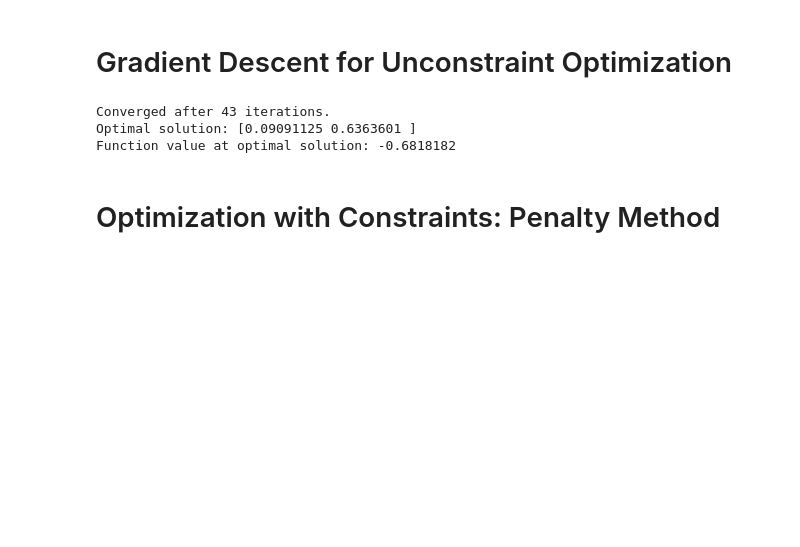
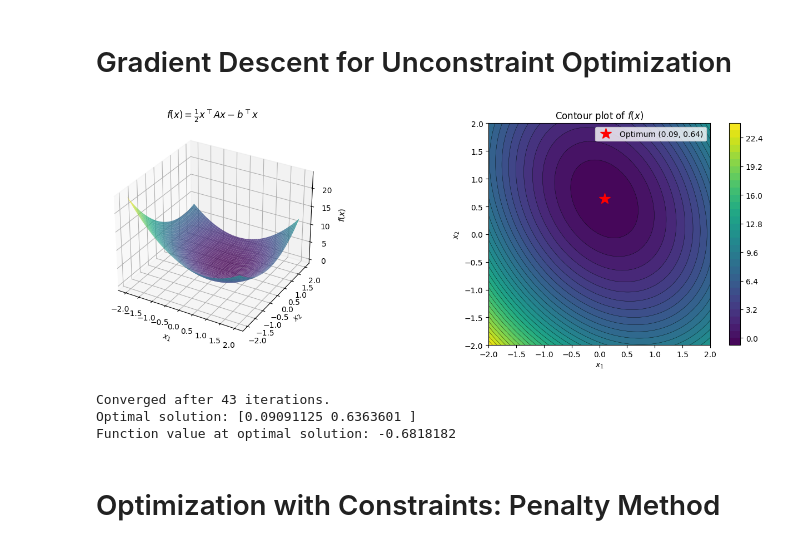
Before and after one commit to SMU-HCI/cs702-ci, a Jupyter notebook: 13_numerical_optimization/gradient_descent.ipynb, the cells around one changed output. Saved outputs shown, nothing was run; the diff lists cells and outputs as text; code cells hidden in the pictures; blank space fills up the shorter version.

```diff
--- a/13_numerical_optimization/gradient_descent.ipynb
+++ b/13_numerical_optimization/gradient_descent.ipynb
@@ -15,6 +15,50 @@ b = jnp.array([1.0, 2.0])
 def f(x: Array) -> Array:
     """Quadratic function f(x) = 0.5 * x^T A x - b^T x."""
     return 0.5 * jnp.dot(x, jnp.dot(A, x)) - jnp.dot(b, x)
+# %%
+import matplotlib.pyplot as plt
+import numpy as np
+
+# Create a grid of points
+x1 = np.linspace(-2, 2, 200)
+x2 = np.linspace(-2, 2, 200)
+X1, X2 = np.meshgrid(x1, x2)
+
+# Evaluate f(x) = 0.5 * x^T A x - b^T x on the grid
+A_np = np.array([[4.0, 1.0], [1.0, 3.0]])
+b_np = np.array([1.0, 2.0])
+Z = 0.5 * (A_np[0, 0] * X1**2 + (A_np[0, 1] + A_np[1, 0]) * X1 * X2 + A_np[1, 1] * X2**2) \
+    - b_np[0] * X1 - b_np[1] * X2
+
+fig, axes = plt.subplots(1, 2, figsize=(14, 5))
+
+# 3D surface plot
+ax3d = fig.add_subplot(1, 2, 1, projection="3d")
+axes[0].remove()
+ax3d.plot_surface(X1, X2, Z, cmap="viridis", alpha=0.8, edgecolor="none")
+ax3d.set_xlabel("$x_1$")
+ax3d.set_ylabel("$x_2$")
+ax3d.set_zlabel("$f(x)$")
+ax3d.set_title("$f(x) = \\frac{1}{2} x^\\top A x - b^\\top x$")
+
+# Contour plot
+cp = axes[1].contourf(X1, X2, Z, levels=30, cmap="viridis")
+axes[1].contour(X1, X2, Z, levels=30, colors="k", linewidths=0.3)
+fig.colorbar(cp, ax=axes[1])
+axes[1].set_xlabel("$x_1$")
+axes[1].set_ylabel("$x_2$")
+axes[1].set_title("Contour plot of $f(x)$")
+axes[1].set_aspect("equal")
+
+# Mark the optimum
+x_opt = np.linalg.solve(A_np, b_np)
+axes[1].plot(x_opt[0], x_opt[1], "r*", markersize=15, label=f"Optimum ({x_opt[0]:.2f}, {x_opt[1]:.2f})")
+axes[1].legend()
+
+plt.tight_layout()
+plt.show()
+# %% [output]
+[figure, added]
 # %%
 # Create gradient function using JAX
 grad_f = jit(grad(f))
```
Also changed, not shown: 3 other files.
